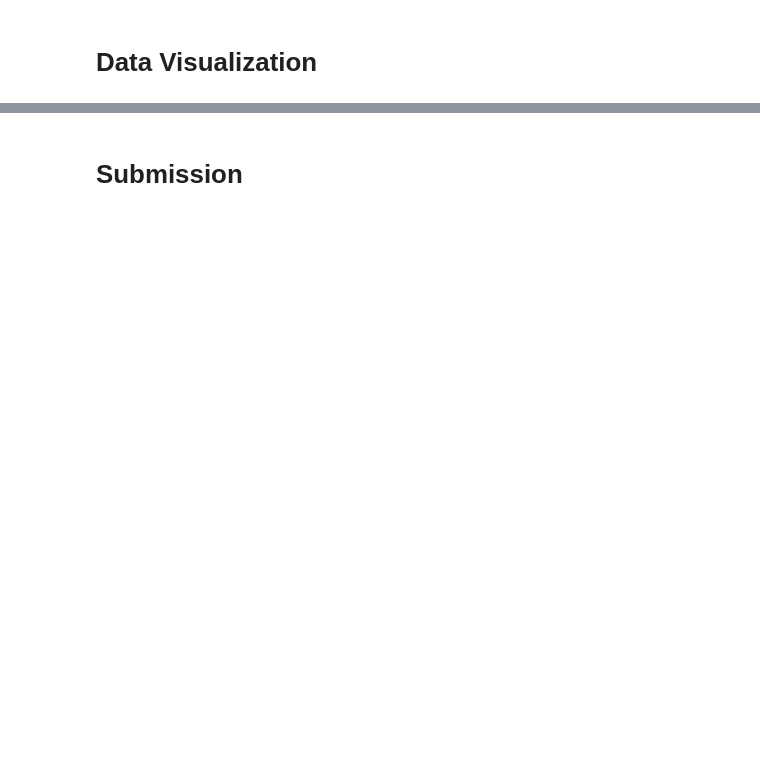
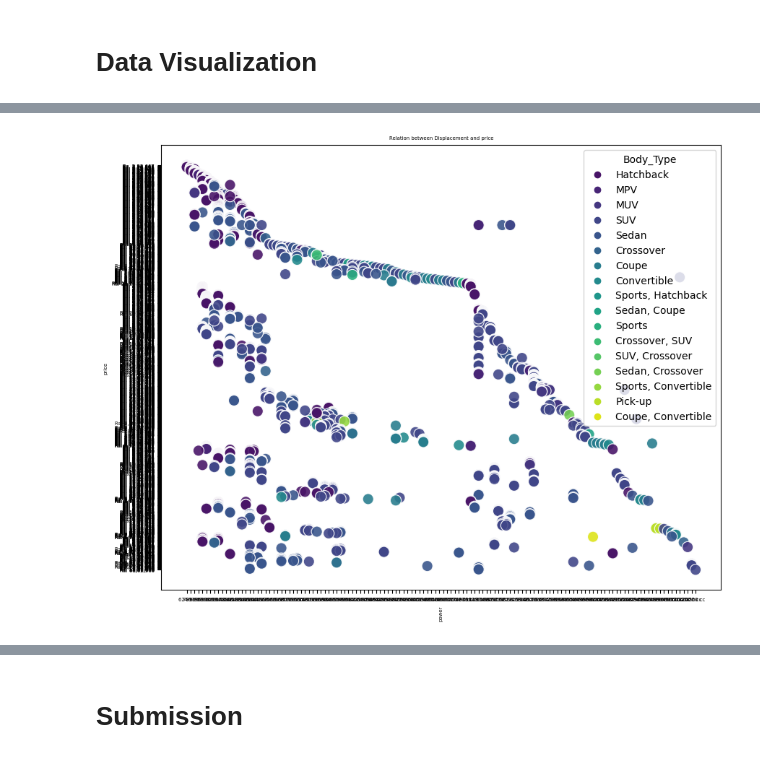
Before and after one commit to BS-World/Kaggle-Project, a Jupyter notebook: indian-car-data-analysis-and-visualization.ipynb, the cells around one changed output, grey strips where cells are left out. Saved outputs shown, nothing was run; the diff lists cells and outputs as text; code cells hidden in the pictures; blank space fills up the shorter version.

Commit message:
Kaggle Notebook | Indian Car Data Analysis and Visualization | Version 2

```diff
--- a/indian-car-data-analysis-and-visualization.ipynb
+++ b/indian-car-data-analysis-and-visualization.ipynb
@@ -54,12 +134,5 @@ df=df.fillna('')
 df=df.replace(' ', '')
 # %% [markdown]
 # Data Visualization
-# %%
-
-df[['Cylinders', 'Valves_Per_Cylinder', 'Doors', 'Seating_Capacity', 'Number_of_Airbags', 'Ex-Showroom_Price', 'Displacement']] = df[['Cylinders', 'Valves_Per_Cylinder', 'Doors', 'Seating_Capacity', 'Number_of_Airbags', 'Ex-Showroom_Price', 'Displacement']].apply(pd.to_numeric)
-
-f,ax = plt.subplots(figsize=(14,10))
-sns.heatmap(df.corr(), annot=True, fmt=".2f", ax=ax)
-plt.show()
 # %%
 df[df.Make =='Tata'].tail()
@@ -94,8 +177,10 @@ plt.show()
 # %%
 plt.figure(figsize=(10,8))
 sns.scatterplot(data=df, x='Displacement', y='Ex-Showroom_Price',hue='Body_Type',palette='viridis',alpha=.89, s=120 );
-plt.xticks(fontsize=13);
-plt.yticks(fontsize=13)
-plt.xlabel('power',fontsize=14)
-plt.ylabel('price',fontsize=14)
-plt.title('Relation between Displacement and price',fontsize=20);
+plt.xticks(fontsize=5);
+plt.yticks(fontsize=5)
+plt.xlabel('power',fontsize=5,rotation=90)
+plt.ylabel('price',fontsize=5, rotation= 90)
+plt.title('Relation between Displacement and price',fontsize=5);
+# %% [output]
+[figure, added]
```
Also changed, not shown: parts of 15 cells of this notebook.
